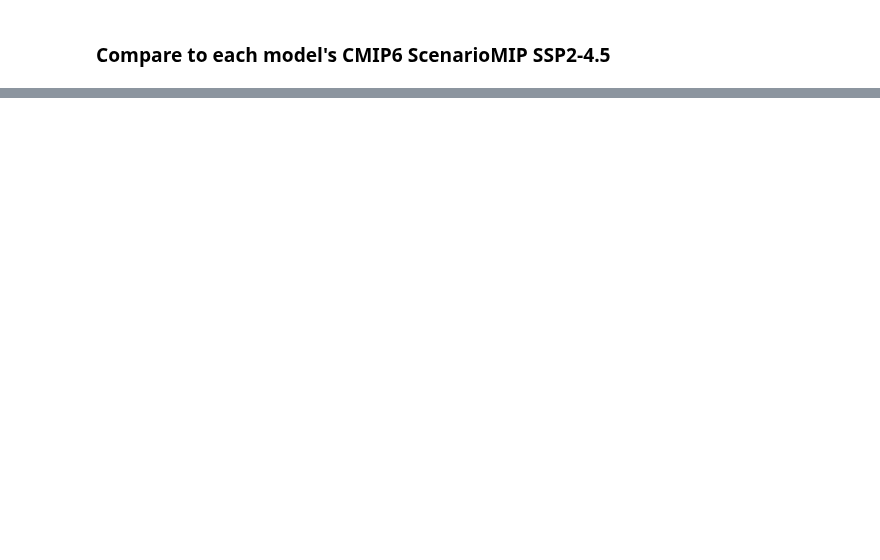
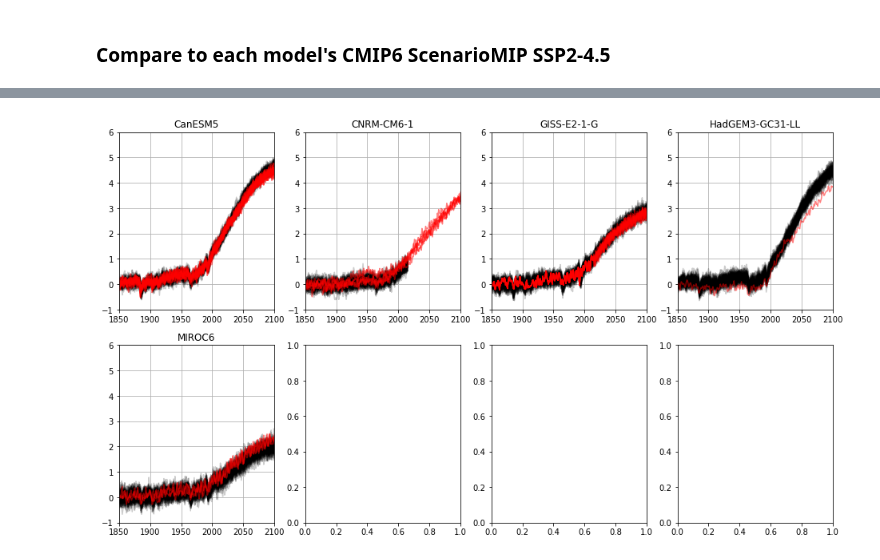
Before and after one commit to chrisroadmap/fair-calibrate, a Jupyter notebook: notebooks/040_run-irm3-with-forcing.ipynb, the cells around one changed output, grey strips where cells are left out. Drawn from its saved outputs; the diff is of its cells as text; code cells hidden in the pictures; blank space fills up the shorter version.

Commit message:
complete ssp245 comparisons for rfmip

```diff
--- a/notebooks/040_run-irm3-with-forcing.ipynb
+++ b/notebooks/040_run-irm3-with-forcing.ipynb
@@ -144,18 +152,18 @@ class EnergyBalanceModel:
         # stochastic stuff
         if self.stochastic_run:
             q_mat = np.zeros((nmatrix, nmatrix))
-            q_mat[0,0] = sigma_eta**2
-            q_mat[1,1] = (sigma_xi/ocean_heat_capacity[0])**2
+            q_mat[0,0] = self.sigma_eta**2
+            q_mat[1,1] = (self.sigma_xi/self.ocean_heat_capacity[0])**2
             ## use Van Loan (1978) to compute the matrix exponential
             h_mat = np.zeros((nmatrix*2, nmatrix*2))
             h_mat[:nmatrix,:nmatrix] = -eb_matrix
-            h_mat[:nmatrix,nmatrix:] = Q
+            h_mat[:nmatrix,nmatrix:] = q_mat
             h_mat[nmatrix:,nmatrix:] = eb_matrix.T
             g_mat = scipy.linalg.expm(h_mat)
             q_mat_d = g_mat[nmatrix:,nmatrix:].T @ g_mat[:nmatrix,nmatrix:]
             q_mat_d = q_mat_d.astype(np.float64)
             stochastic_d = scipy.stats.multivariate_normal.rvs(
-                size=n_timesteps, mean=np.zeros(nmatrix), cov=q_mat_d, random_state=seed
+                size=n_timesteps, mean=np.zeros(nmatrix), cov=q_mat_d, random_state=self.seed
             )
         solution = np.zeros((n_timesteps, nmatrix))
         for i in range(1, n_timesteps):
@@ -317,6 +432,8 @@ for model in models:
     condition = (df['climate_model']==model) & df['member_id'].str.contains(filters[model]) & (df['variable']=='tas')
     cmip6[model] = {}
     cmip6[model]['tas'] = df.loc[condition].values[:,9:]
+    condition = (df['climate_model']==model) & df['member_id'].str.contains(filters[model]) & (df['variable']=='rndt')
+    cmip6[model]['rndt'] = df.loc[condition].values[:,9:]
 # %%
 fig, ax = pl.subplots(2,3, figsize=(16, 9))
 for i, model in enumerate(models):
@@ -332,7 +452,11 @@ n_ens = 100
 ens = {}
 for im, model in tqdm(enumerate(models)):
     ens[model] = {}
-    for i in tqdm(range(n_ens), leave=False):
+    for i in tqdm(range(n_ens), leave=True):
         params[model]['seed'] = im*1000+i
-        forcing = df_forcing['%s TOT' % model].values
-        ens[model][i] = threelayermodel(forcing, params[model])
+        ebm = EnergyBalanceModel(stochastic_run=True, **params[model][runs[model]])
+        ebm.add_forcing(forcing = rfmip_forcing[model], time=np.arange(1850, 2101))
+        ebm.run()
+
+        # TODO: method to easily save out results to an object or dict. Glen Harris's version had a nice Results class for this
+        ens[model][i] = ebm.__dict__
@@ -396,14 +463,16 @@ for model in models:
 # %%
 fig, ax = pl.subplots(2,4, figsize=(16,9))
 for im, model in enumerate(models):
     for i in range(n_ens):
         ax[im//4,im%4].plot(np.arange(1850, 2101), ens[model][i]['temperature'][:,0], color='k', alpha=0.2)
-    for run in branch_points['historical'][model]:
-        ax[im//4,im%4].plot(np.arange(1850, 2101), cmip6_results['temperature'][model][run], color='r', alpha=0.5)
+    #for run in branch_points['historical'][model]:
+    ax[im//4,im%4].plot(np.arange(1850, 2101), cmip6[model]['tas'].T, color='r', alpha=0.5)
     ax[im//4,im%4].set_xlim(1850,2100)
     ax[im//4,im%4].set_ylim(-1,6)
     ax[im//4,im%4].grid()
     ax[im//4,im%4].set_title(model)
+# %% [output]
+[figure, added]
 # %%
 fig, ax = pl.subplots(2,4, figsize=(16,9))
 for im, model in enumerate(models):
```
Also changed, not shown: parts of 24 cells of this notebook.
